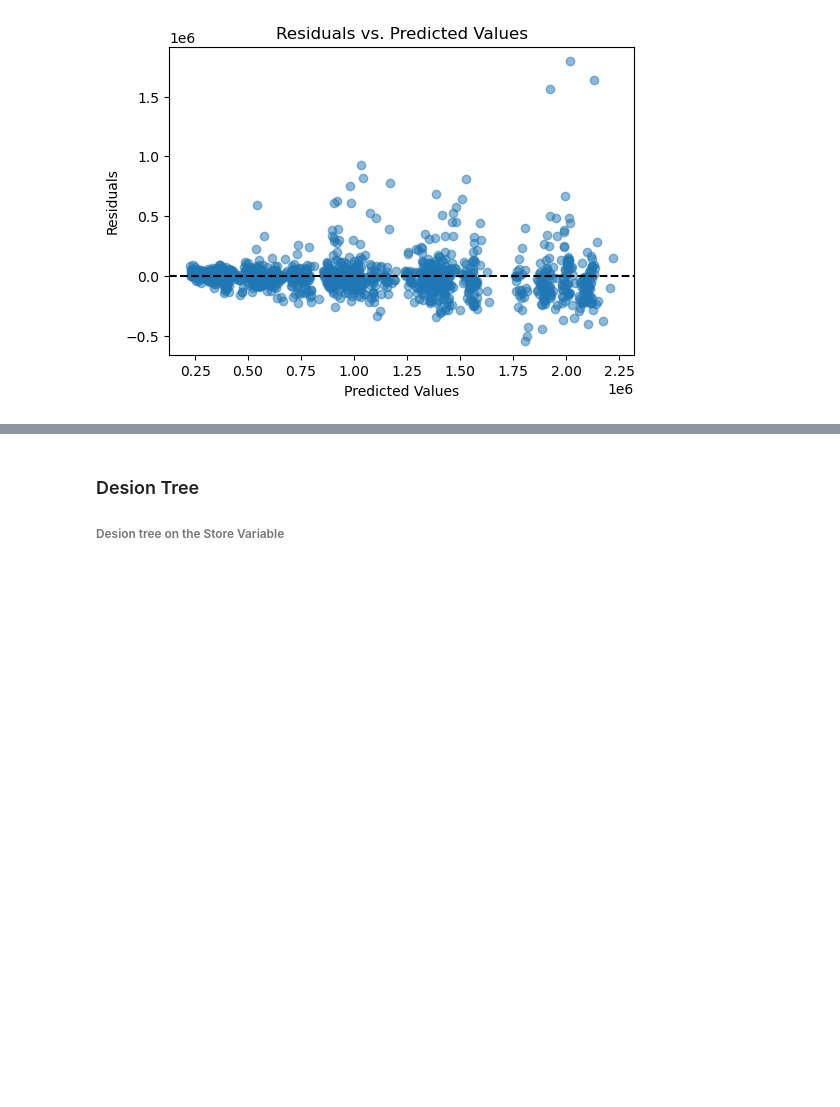
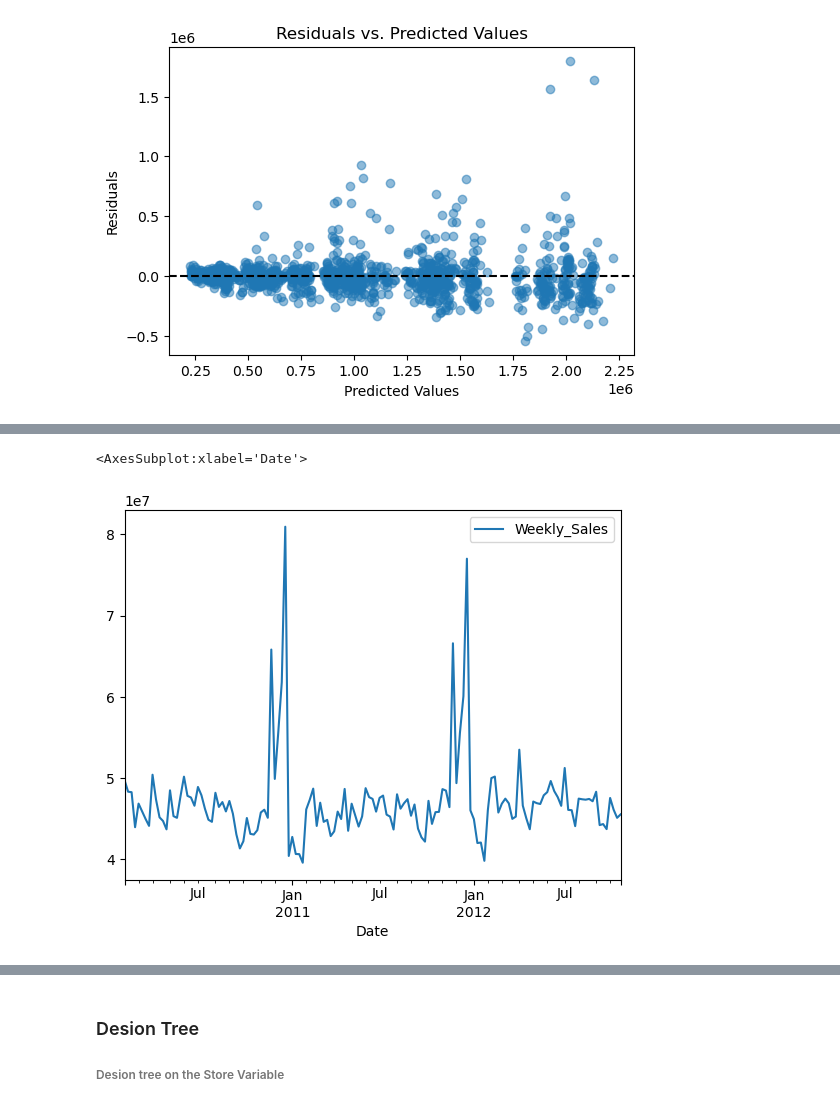
Before and after one commit to sidiquegithub/Walmark-Sales-Analysis, a Jupyter notebook: CODE/ML MODEL.ipynb, the cells around one changed output, grey strips where cells are left out. Saved outputs shown, nothing was run; the diff lists cells and outputs as text; code cells hidden in the pictures; blank space fills up the shorter version.

```diff
--- a/CODE/ML MODEL.ipynb
+++ b/CODE/ML MODEL.ipynb
@@ -388,0 +393,2 @@ plt.show()
+# %%
+ts = df[['Store',"Date","Weekly_Sales"]]
@@ -388,0 +415,2 @@ plt.show()
+# %%
+ts['Date'] = pd.to_datetime(ts['Date'],format='%d-%m-%Y')
@@ -388,0 +470,3 @@ plt.show()
+# %%
+# Total Weekly Sales from all shopes
+ts = ts.groupby(['Date'])['Weekly_Sales'].sum().reset_index()
@@ -388,0 +489,7 @@ plt.show()
+# %%
+ts = ts.set_index('Date')
+# %%
+ts.plot()
+# %% [output]
+<AxesSubplot:xlabel='Date'>
+[figure, added]
```
Also changed, not shown: parts of 16 cells of this notebook.
